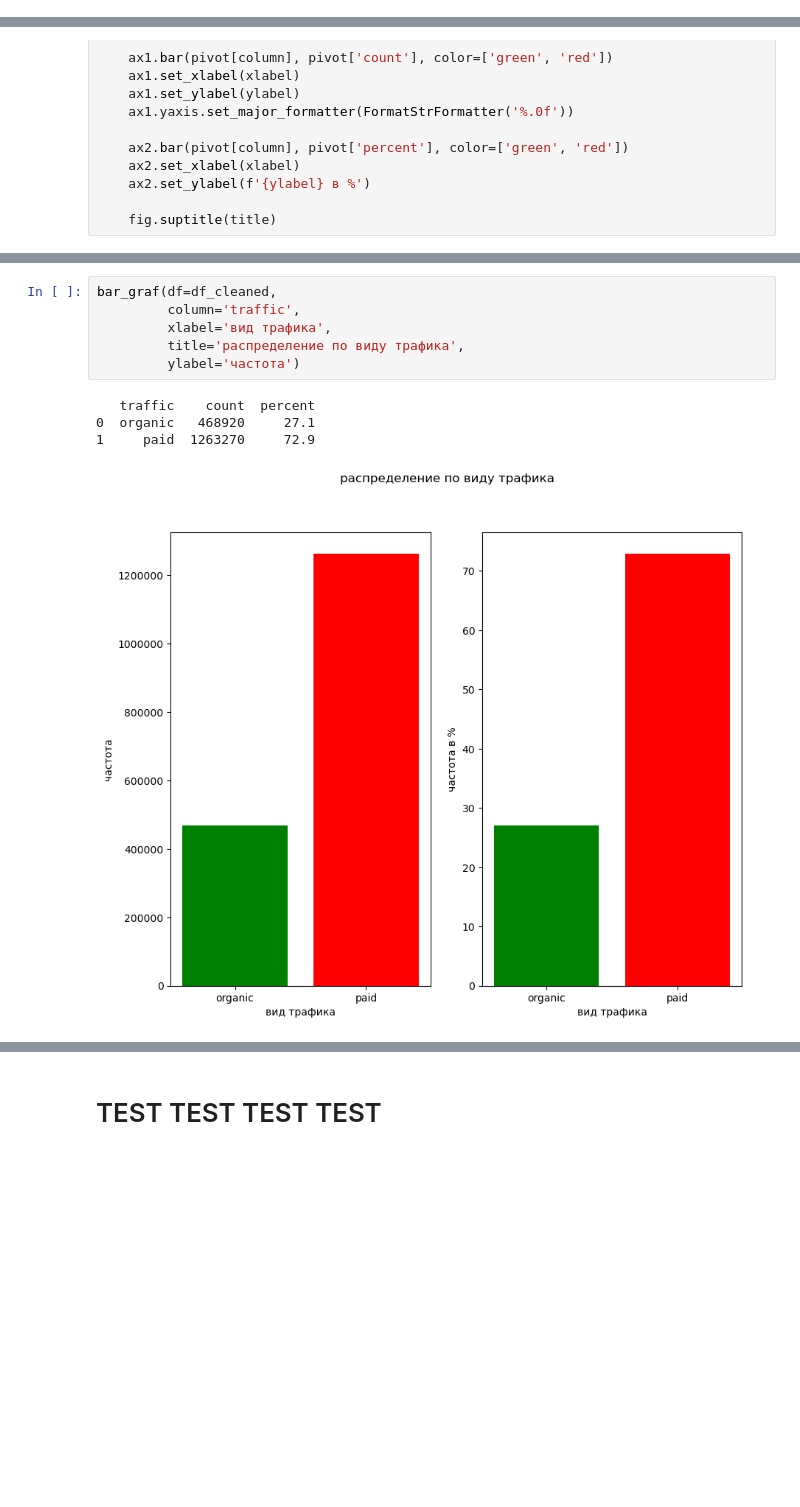
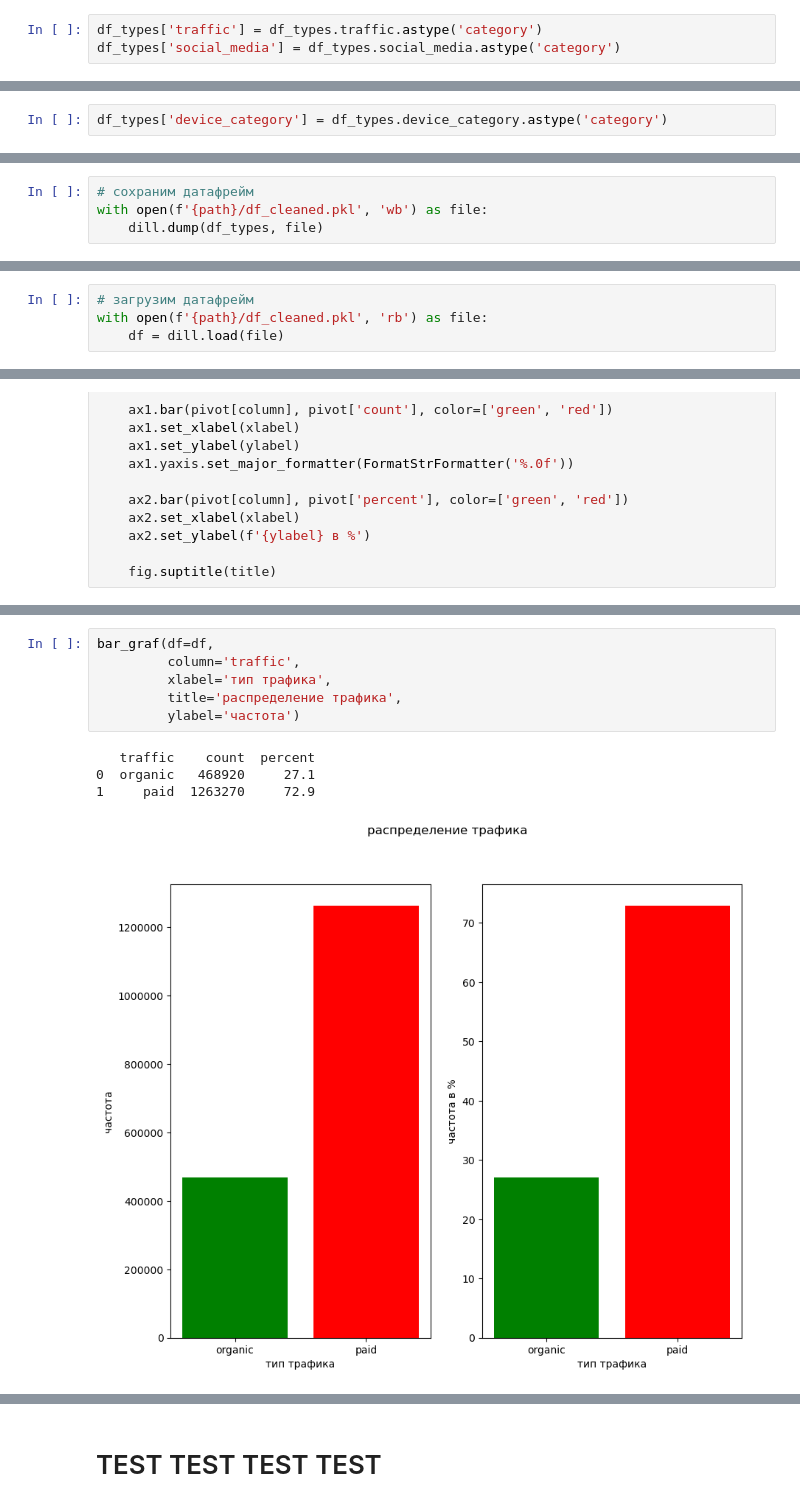
Before and after one commit to MawneIl/Portfolio, a Jupyter notebook: Diplom/Diplom.ipynb, the cells around one changed output, grey strips where cells are left out. Saved outputs shown, nothing was run; the diff lists cells and outputs as text; blank space fills up the shorter version.

```diff
--- a/Diplom/Diplom.ipynb
+++ b/Diplom/Diplom.ipynb
@@ -768,0 +779,3 @@ Name: visit_date, Length: 1732190, dtype: object
+# %%
+df_types['traffic'] = df_types.traffic.astype('category')
+df_types['social_media'] = df_types.social_media.astype('category')
@@ -768,0 +793,2 @@ Name: visit_date, Length: 1732190, dtype: object
+# %%
+df_types['device_category'] = df_types.device_category.astype('category')
@@ -769,5 +818,13 @@ Name: visit_date, Length: 1732190, dtype: object
+# %%
+# сохраним датафрейм
+with open(f'{path}/df_cleaned.pkl', 'wb') as file:
+    dill.dump(df_types, file)
 # %% [markdown]
 # Data visualization
+# %%
+# загрузим датафрейм
+with open(f'{path}/df_cleaned.pkl', 'rb') as file:
+    df = dill.load(file)
 # %% [markdown]
 По заданию необходимо ознакомиться с распределением ключевых атрибутов.
 Ключевыми атрибутами являются все атрибуты, типа `utm_*`, `device_*`, `geo_*`.
@@ -851,12 +893,12 @@ See the caveats in the documentation: https://pandas.pydata.org/pandas-docs/stab
 # %%
-bar_graf(df=df_cleaned,
+bar_graf(df=df,
          column='traffic',
-         xlabel='вид трафика',
-         title='распределение по виду трафика',
+         xlabel='тип трафика',
+         title='распределение трафика',
          ylabel='частота')
 # %% [output]
    traffic    count  percent
 0  organic   468920     27.1
 1     paid  1263270     72.9
-[figure, old version]
+[figure, new version]
 # %% [markdown]
```
Also changed, not shown: parts of 127 cells of this notebook.
